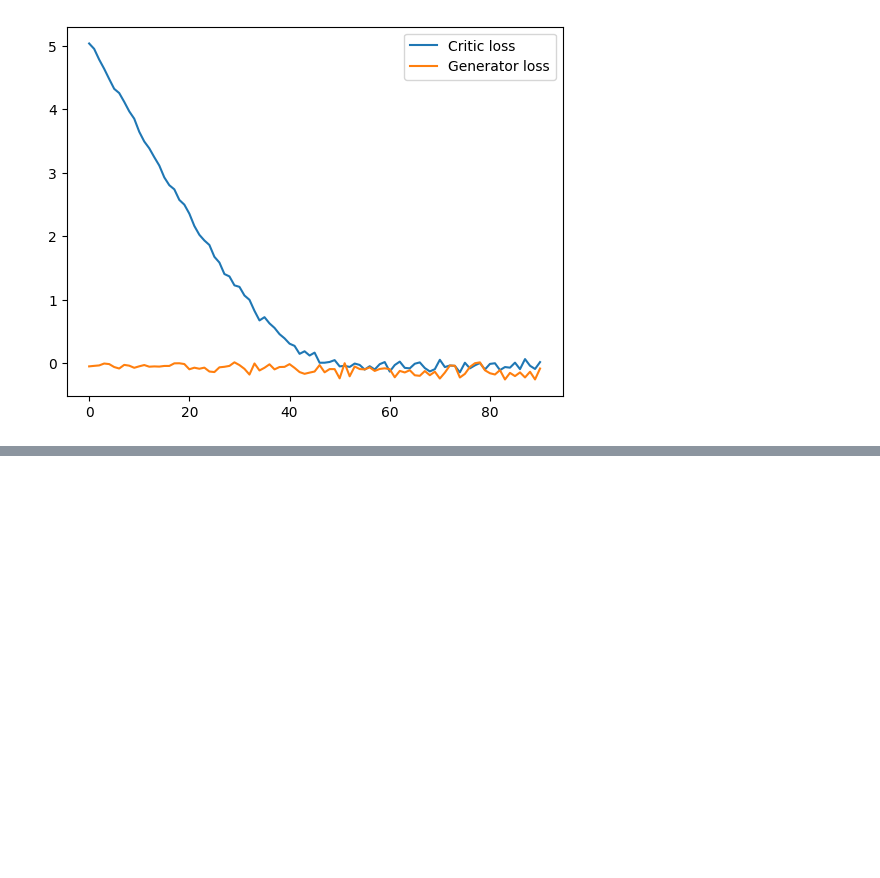
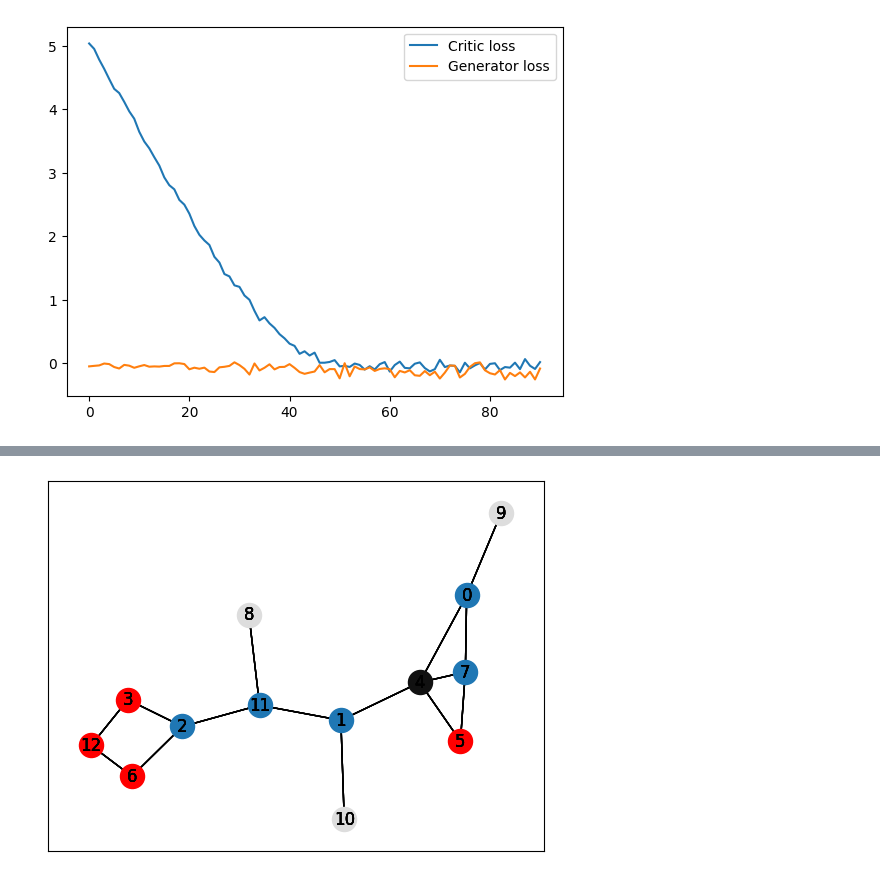
Before and after one commit to Top-Gun-Maxverick/QNetGAN-Version-1, a Jupyter notebook: QNetGAN_v1/QuantumNetGAN.ipynb, the cells around one changed output, grey strips where cells are left out. Saved outputs shown, nothing was run; the diff lists cells and outputs as text; code cells hidden in the pictures; blank space fills up the shorter version.

```diff
--- a/QNetGAN_v1/QuantumNetGAN.ipynb
+++ b/QNetGAN_v1/QuantumNetGAN.ipynb
@@ -259,0 +279,4 @@ grrrr
+# %%
+scatter_plot = MethFactory(graph_sampled, graph, '')
+# %% [output]
+[figure, added]
```
Also changed, not shown: parts of 12 cells of this notebook.
